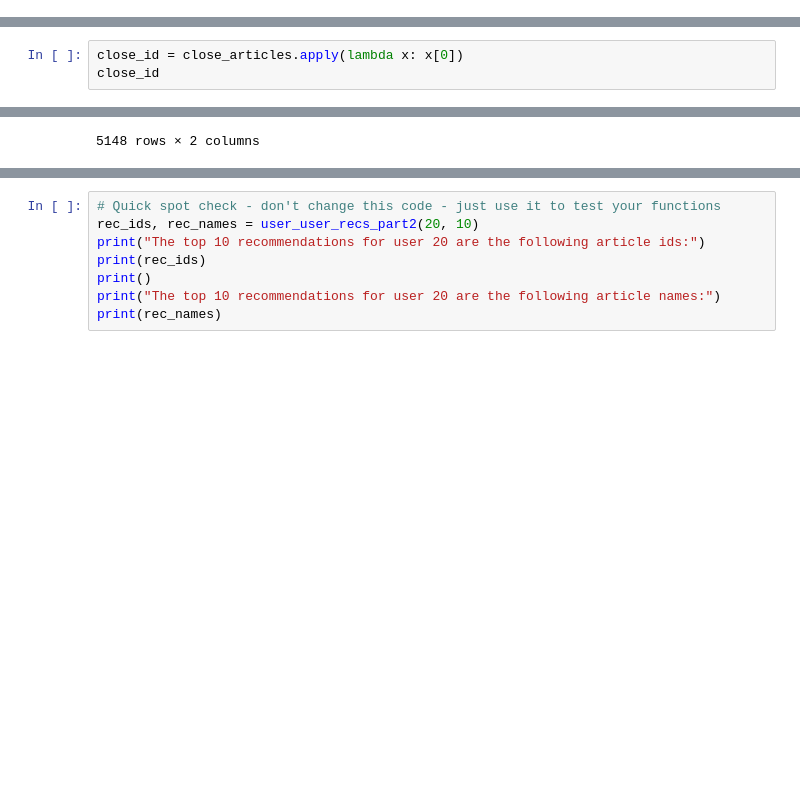
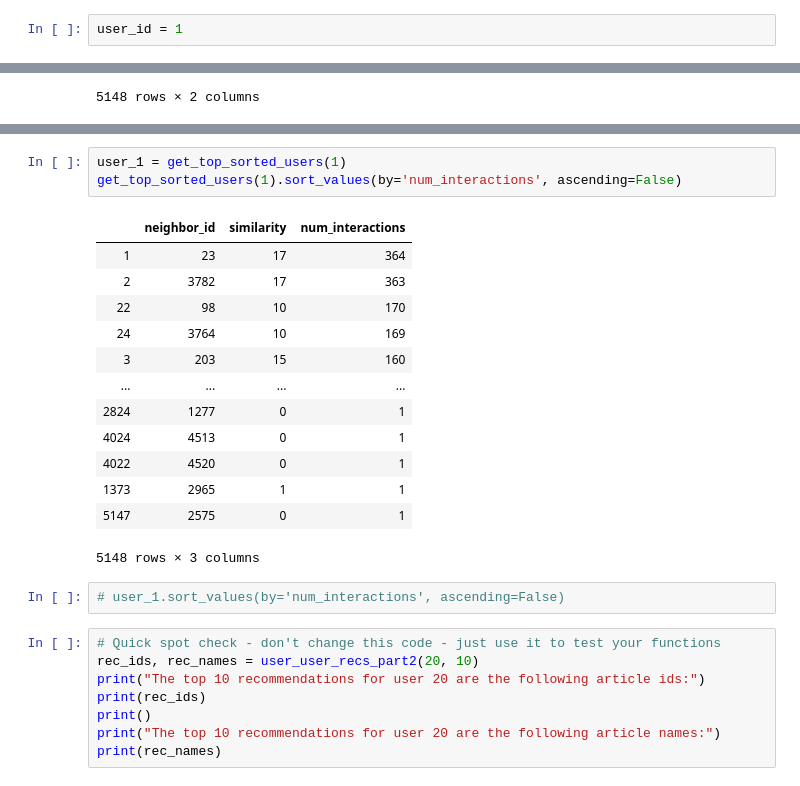
Before and after one commit to gj0706/recommendations_with_IBM, a Jupyter notebook: Recommendations_with_IBM.ipynb, the cells around one changed output, grey strips where cells are left out. Saved outputs shown, nothing was run; the diff lists cells and outputs as text; blank space fills up the shorter version.

```diff
--- a/Recommendations_with_IBM.ipynb
+++ b/Recommendations_with_IBM.ipynb
@@ -645,4 +565,6 @@ def get_user_articles(user_id, user_item=user_item):
     article_ids = list(id_list.index.astype(str))
     article_names = get_article_names(article_ids,df)
     return article_ids, article_names # return the ids and names
+# %%
+user_id = 1
 # %%
@@ -715,3 +617,0 @@ get_article_names(['943.0','1166.0'])
-# %%
-close_id = close_articles.apply(lambda x: x[0])
-close_id
@@ -1091,3 +914,22 @@ get_top_sorted_users(1)
+# %%
+user_1 = get_top_sorted_users(1)
+get_top_sorted_users(1).sort_values(by='num_interactions', ascending=False)
+# %% [output]
+|  | neighbor_id | similarity | num_interactions |
+| 1 | 23 | 17 | 364 |
+| 2 | 3782 | 17 | 363 |
+| 22 | 98 | 10 | 170 |
+| 24 | 3764 | 10 | 169 |
+| 3 | 203 | 15 | 160 |
+| ... | ... | ... | ... |
+| 2824 | 1277 | 0 | 1 |
+| 4024 | 4513 | 0 | 1 |
+| 4022 | 4520 | 0 | 1 |
+| 1373 | 2965 | 1 | 1 |
+| 5147 | 2575 | 0 | 1 |
+5148 rows × 3 columns
+# %%
+# user_1.sort_values(by='num_interactions', ascending=False)
 # %%
 # Quick spot check - don't change this code - just use it to test your functions
 rec_ids, rec_names = user_user_recs_part2(20, 10)
```
Also changed, not shown: parts of 39 cells of this notebook.
